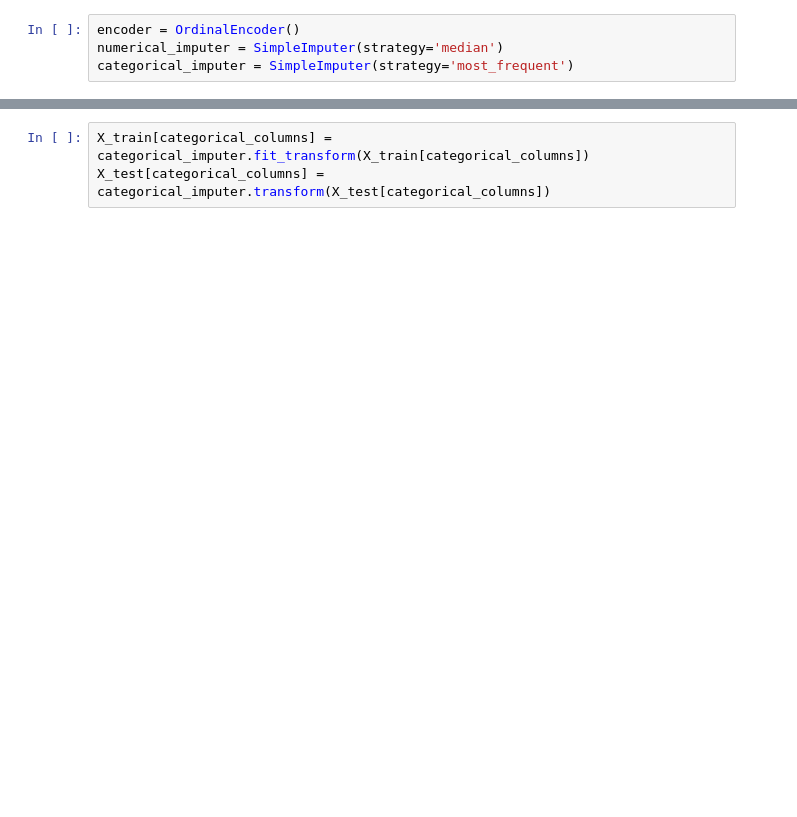
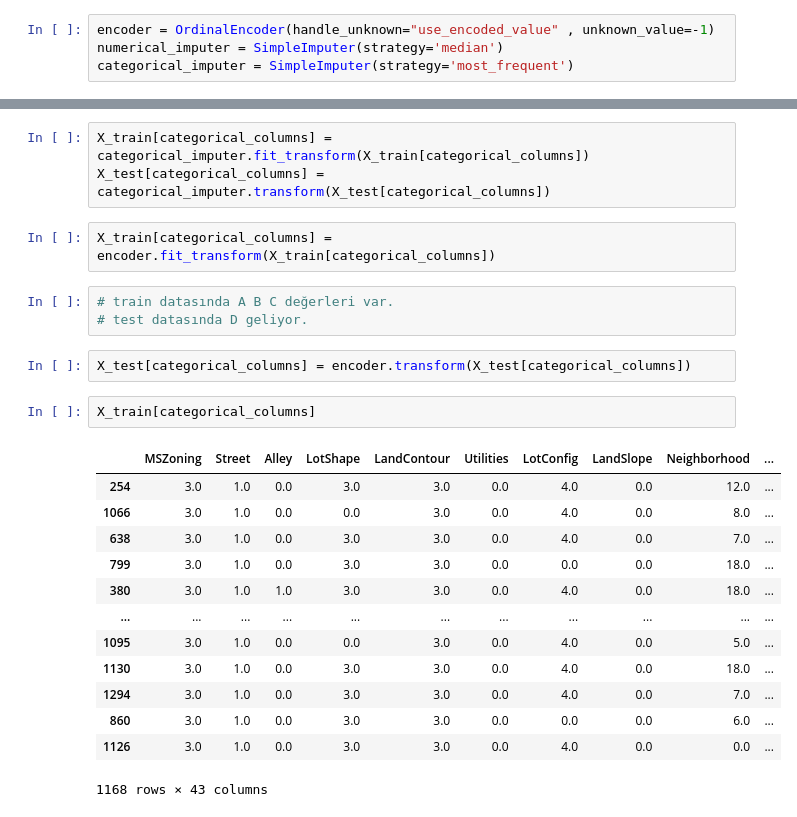
Before and after one commit to Samuraii8/Linear_Regression, a Jupyter notebook: Lineer_Regresyon.ipynb, the cells around one changed output, grey strips where cells are left out. Saved outputs shown, nothing was run; the diff lists cells and outputs as text; blank space fills up the shorter version.

```diff
--- a/Lineer_Regresyon.ipynb
+++ b/Lineer_Regresyon.ipynb
@@ -98,5 +203,5 @@ len(categorical_columns + numerical_columns)
 # %%
-encoder = OrdinalEncoder()
+encoder = OrdinalEncoder(handle_unknown="use_encoded_value" , unknown_value=-1)
 numerical_imputer = SimpleImputer(strategy='median')
 categorical_imputer = SimpleImputer(strategy='most_frequent')
 # %%
@@ -124,3 +229,26 @@ X_train
 # %%
 X_train[categorical_columns] = categorical_imputer.fit_transform(X_train[categorical_columns])
 X_test[categorical_columns] = categorical_imputer.transform(X_test[categorical_columns])
+# %%
+X_train[categorical_columns] = encoder.fit_transform(X_train[categorical_columns])
+# %%
+# train datasında A B C değerleri var.
+# test datasında D geliyor.
+# %%
+X_test[categorical_columns] = encoder.transform(X_test[categorical_columns])
+# %%
+X_train[categorical_columns]
+# %% [output]
+|  | MSZoning | Street | Alley | LotShape | LandContour | Utilities | LotConfig | LandSlope | Neighborhood | ... |
+| 254 | 3.0 | 1.0 | 0.0 | 3.0 | 3.0 | 0.0 | 4.0 | 0.0 | 12.0 | ... |
+| 1066 | 3.0 | 1.0 | 0.0 | 0.0 | 3.0 | 0.0 | 4.0 | 0.0 | 8.0 | ... |
+| 638 | 3.0 | 1.0 | 0.0 | 3.0 | 3.0 | 0.0 | 4.0 | 0.0 | 7.0 | ... |
+| 799 | 3.0 | 1.0 | 0.0 | 3.0 | 3.0 | 0.0 | 0.0 | 0.0 | 18.0 | ... |
+| 380 | 3.0 | 1.0 | 1.0 | 3.0 | 3.0 | 0.0 | 4.0 | 0.0 | 18.0 | ... |
+| ... | ... | ... | ... | ... | ... | ... | ... | ... | ... | ... |
+| 1095 | 3.0 | 1.0 | 0.0 | 0.0 | 3.0 | 0.0 | 4.0 | 0.0 | 5.0 | ... |
+| 1130 | 3.0 | 1.0 | 0.0 | 3.0 | 3.0 | 0.0 | 4.0 | 0.0 | 18.0 | ... |
+| 1294 | 3.0 | 1.0 | 0.0 | 3.0 | 3.0 | 0.0 | 4.0 | 0.0 | 7.0 | ... |
+| 860 | 3.0 | 1.0 | 0.0 | 3.0 | 3.0 | 0.0 | 0.0 | 0.0 | 6.0 | ... |
+| 1126 | 3.0 | 1.0 | 0.0 | 3.0 | 3.0 | 0.0 | 4.0 | 0.0 | 0.0 | ... |
+1168 rows × 43 columns
```
Also changed, not shown: parts of 23 cells of this notebook, 1 other file.
